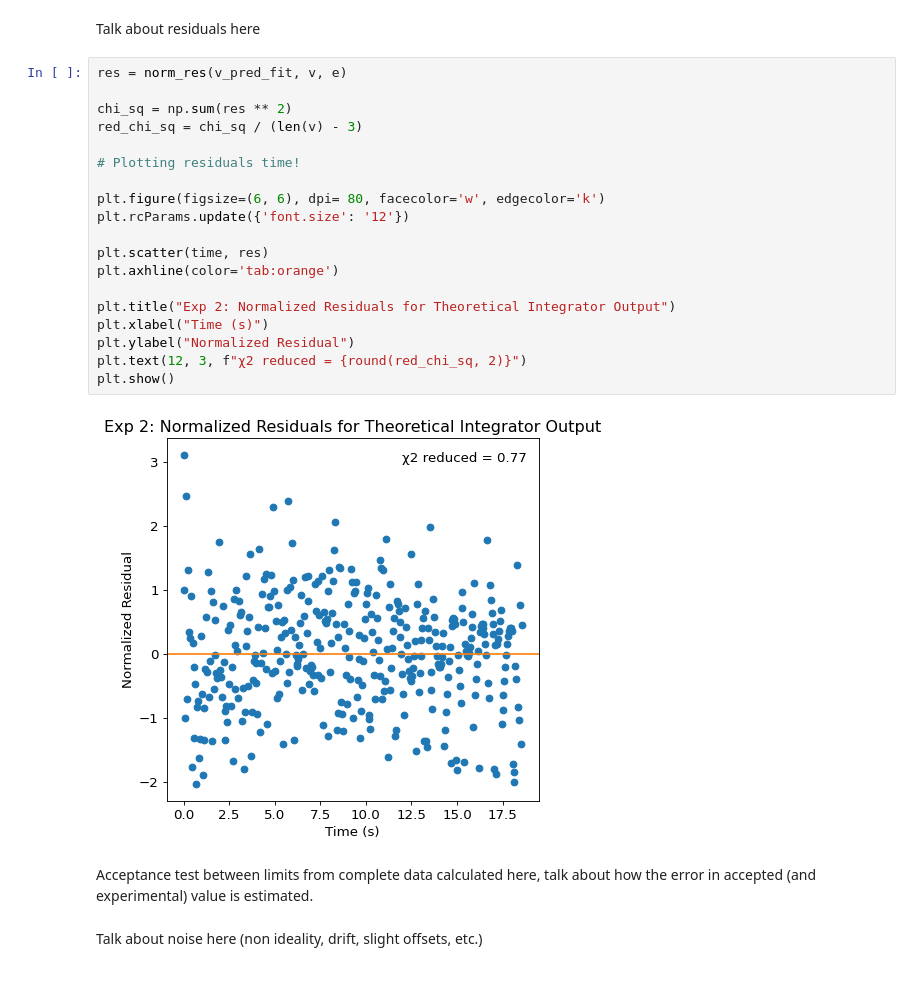
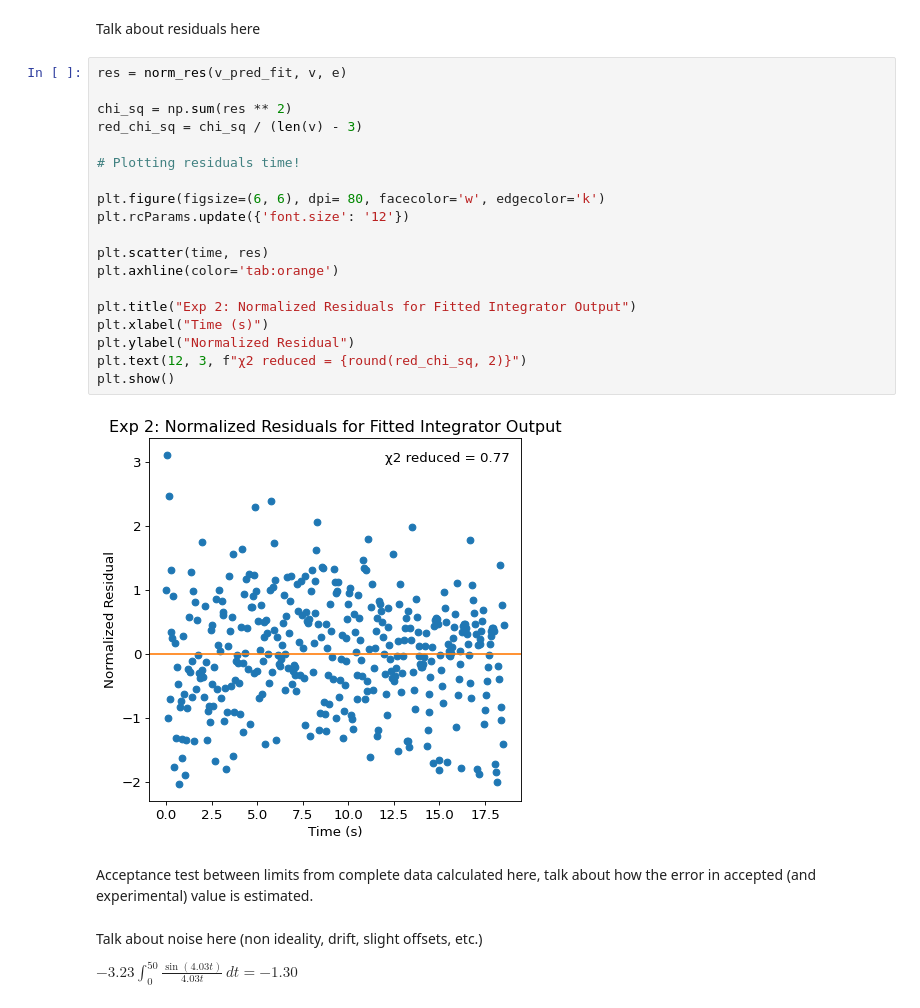
Before and after one commit to matthew-ding/physics5bl, a Jupyter notebook: Capstone/Plots.ipynb, the cells around one changed output. Cells and saved outputs as stored; diff of their text form; blank space fills up the shorter version.

```diff
--- a/Capstone/Plots.ipynb
+++ b/Capstone/Plots.ipynb
@@ -127,25 +127,28 @@ Talk about residuals here
 # %%
 res = norm_res(v_pred_fit, v, e)
 
 chi_sq = np.sum(res ** 2)
 red_chi_sq = chi_sq / (len(v) - 3)
 
 # Plotting residuals time!
 
 plt.figure(figsize=(6, 6), dpi= 80, facecolor='w', edgecolor='k')
 plt.rcParams.update({'font.size': '12'})
 
 plt.scatter(time, res)
 plt.axhline(color='tab:orange')
 
-plt.title("Exp 2: Normalized Residuals for Theoretical Integrator Output")
+plt.title("Exp 2: Normalized Residuals for Fitted Integrator Output")
 plt.xlabel("Time (s)")
 plt.ylabel("Normalized Residual")
 plt.text(12, 3, f"χ2 reduced = {round(red_chi_sq, 2)}")
 plt.show()
 # %% [output]
-[figure, old version]
+[figure, new version]
 # %% [markdown]
 Acceptance test between limits from complete data calculated here, talk about how the error in accepted (and experimental) value is estimated.
 # %% [markdown]
 Talk about noise here (non ideality, drift, slight offsets, etc.)
+
+
+$ -3.23 \int_{0}^{50} \frac{\sin(4.03t)}{4.03t} \,dt = -1.30 $
```
Also changed, not shown: parts of 2 cells of this notebook, 1 other file.
